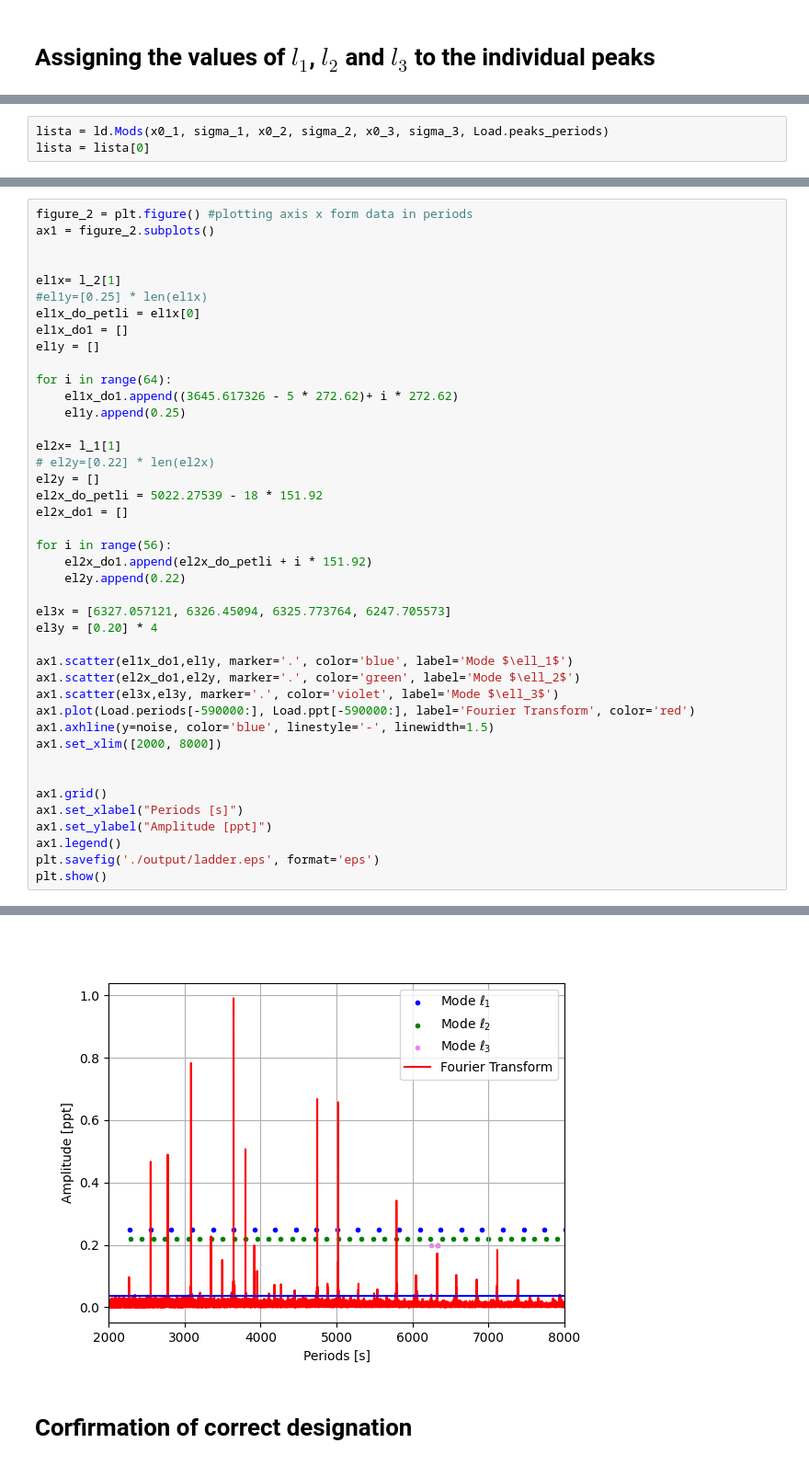
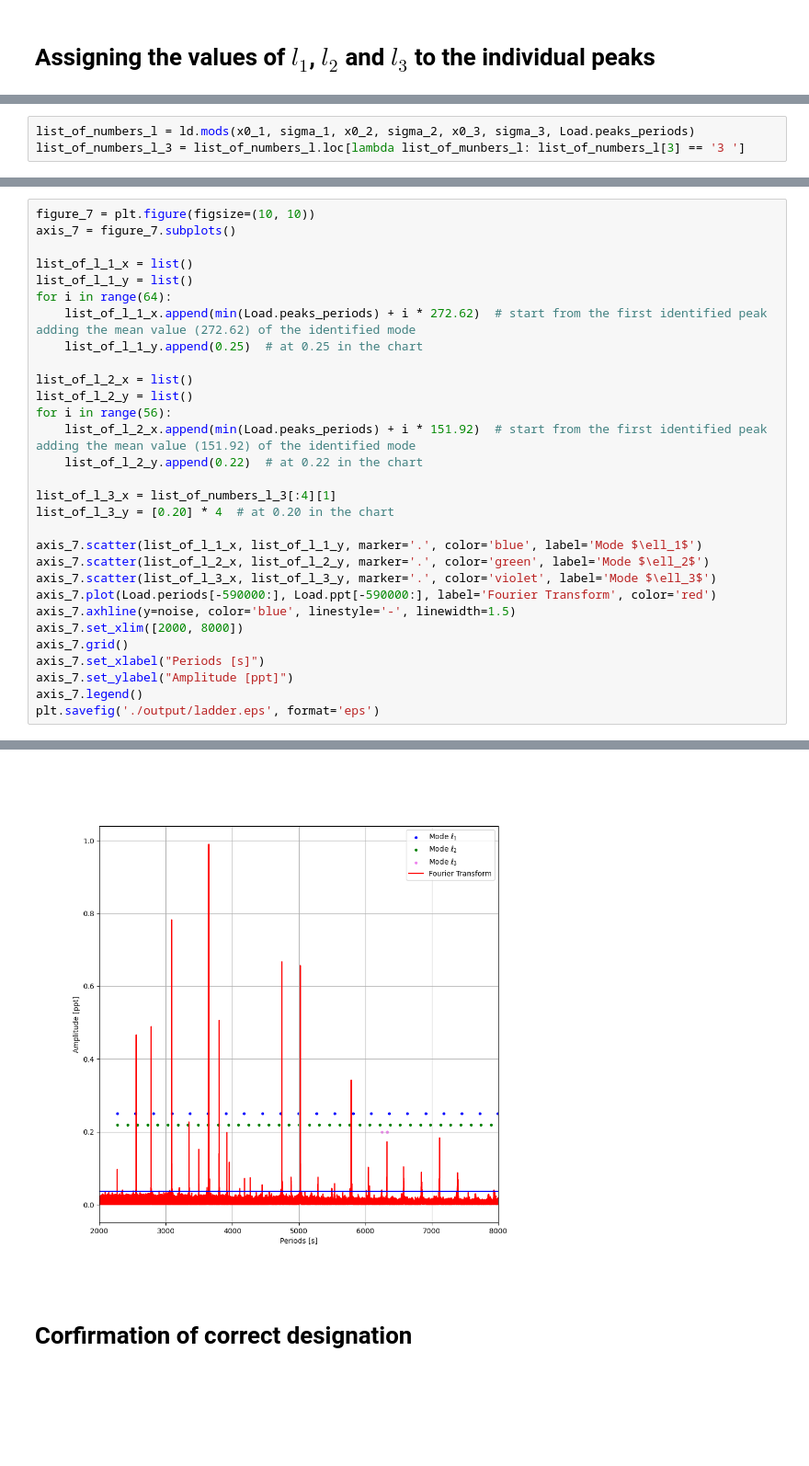
Before and after one commit to RadekKlucz/identification-of-sdBV-star-pulsed-modes, a Jupyter notebook: main/main.ipynb, the cells around one changed output, grey strips where cells are left out. Shown: that part at 92% size. Saved outputs shown, nothing was run; the diff lists cells and outputs as text; blank space fills up the shorter version.

```diff
--- a/main/main.ipynb
+++ b/main/main.ipynb
@@ -173,3 +193,3 @@ The PostScript backend does not support transparency; partially transparent arti
 # %%
-lista = ld.Mods(x0_1, sigma_1, x0_2, sigma_2, x0_3, sigma_3, Load.peaks_periods)
-lista = lista[0]
+list_of_numbers_l = ld.mods(x0_1, sigma_1, x0_2, sigma_2, x0_3, sigma_3, Load.peaks_periods)
+list_of_numbers_l_3 = list_of_numbers_l.loc[lambda list_of_munbers_l: list_of_numbers_l[3] == '3 ']
@@ -180,47 +198,35 @@ l_2 = lista.loc[lambda lista: lista[3] == '2 ']
 # %%
-figure_2 = plt.figure() #plotting axis x form data in periods
-ax1 = figure_2.subplots()
+figure_7 = plt.figure(figsize=(10, 10))
+axis_7 = figure_7.subplots()
 
+list_of_l_1_x = list()
+list_of_l_1_y = list()
+for i in range(64):
+    list_of_l_1_x.append(min(Load.peaks_periods) + i * 272.62)  # start from the first identified peak adding the mean value (272.62) of the identified mode
+    list_of_l_1_y.append(0.25)  # at 0.25 in the chart
 
-el1x= l_2[1]
-#el1y=[0.25] * len(el1x)
-el1x_do_petli = el1x[0]
-el1x_do1 = []
-el1y = []
+list_of_l_2_x = list()
+list_of_l_2_y = list()
+for i in range(56):
+    list_of_l_2_x.append(min(Load.peaks_periods) + i * 151.92)  # start from the first identified peak adding the mean value (151.92) of the identified mode
+    list_of_l_2_y.append(0.22)  # at 0.22 in the chart
 
-for i in range(64):
-    el1x_do1.append((3645.617326 - 5 * 272.62)+ i * 272.62)
-    el1y.append(0.25)
+list_of_l_3_x = list_of_numbers_l_3[:4][1]
+list_of_l_3_y = [0.20] * 4  # at 0.20 in the chart
 
-el2x= l_1[1]
-# el2y=[0.22] * len(el2x)
-el2y = []
-el2x_do_petli = 5022.27539 - 18 * 151.92
-el2x_do1 = []
-
-for i in range(56):
-    el2x_do1.append(el2x_do_petli + i * 151.92)
-    el2y.append(0.22)
-
-el3x = [6327.057121, 6326.45094, 6325.773764, 6247.705573]
-el3y = [0.20] * 4
-
-ax1.scatter(el1x_do1,el1y, marker='.', color='blue', label='Mode $\ell_1$')
-ax1.scatter(el2x_do1,el2y, marker='.', color='green', label='Mode $\ell_2$')
-ax1.scatter(el3x,el3y, marker='.', color='violet', label='Mode $\ell_3$')
-ax1.plot(Load.periods[-590000:], Load.ppt[-590000:], label='Fourier Transform', color='red')
-ax1.axhline(y=noise, color='blue', linestyle='-', linewidth=1.5)
-ax1.set_xlim([2000, 8000])
-
-
-ax1.grid()
-ax1.set_xlabel("Periods [s]")
-ax1.set_ylabel("Amplitude [ppt]")
-ax1.legend()
+axis_7.scatter(list_of_l_1_x, list_of_l_1_y, marker='.', color='blue', label='Mode $\ell_1$')
+axis_7.scatter(list_of_l_2_x, list_of_l_2_y, marker='.', color='green', label='Mode $\ell_2$')
+axis_7.scatter(list_of_l_3_x, list_of_l_3_y, marker='.', color='violet', label='Mode $\ell_3$')
+axis_7.plot(Load.periods[-590000:], Load.ppt[-590000:], label='Fourier Transform', color='red')
+axis_7.axhline(y=noise, color='blue', linestyle='-', linewidth=1.5)
+axis_7.set_xlim([2000, 8000])
+axis_7.grid()
+axis_7.set_xlabel("Periods [s]")
+axis_7.set_ylabel("Amplitude [ppt]")
+axis_7.legend()
 plt.savefig('./output/ladder.eps', format='eps')
-plt.show()
 # %% [output]
 The PostScript backend does not support transparency; partially transparent artists will be rendered opaque.
-[figure, old version]
+[figure, new version]
 # %% [markdown]
 # Corfirmation of correct designation
```
Also changed, not shown: parts of 48 cells of this notebook, 13 other files.
